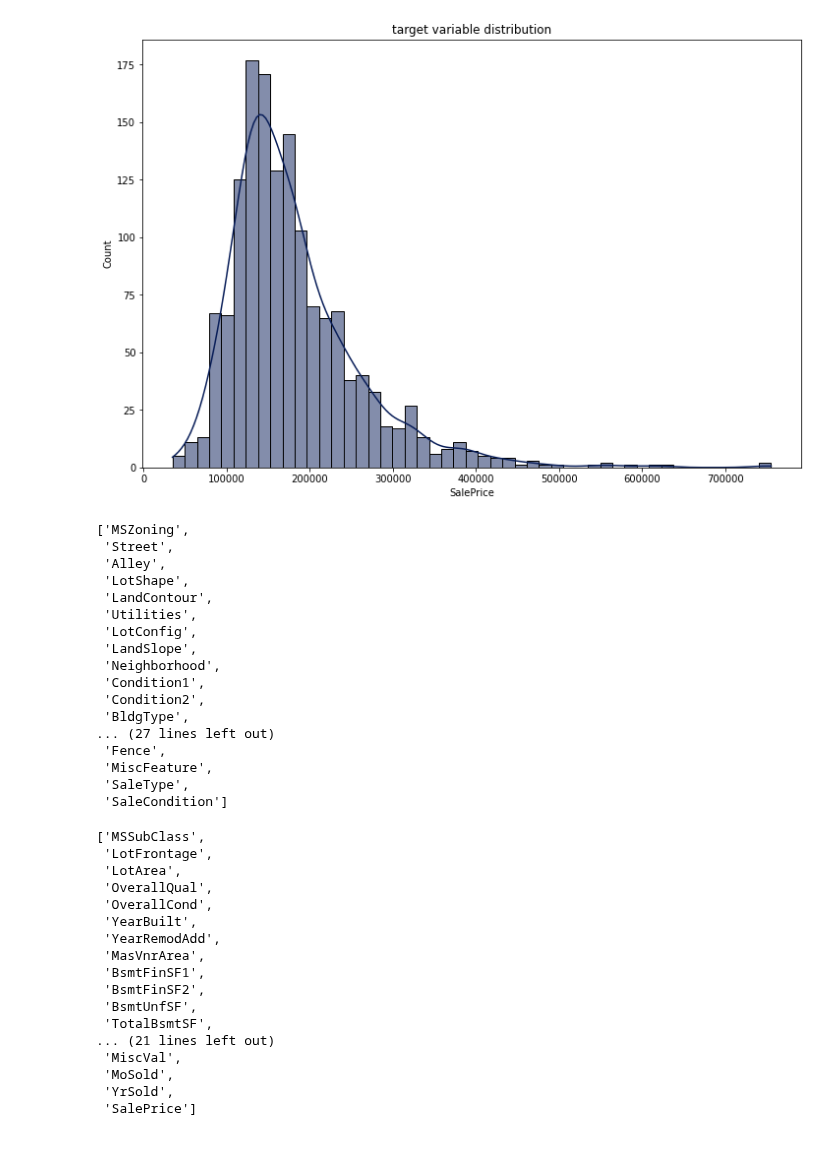
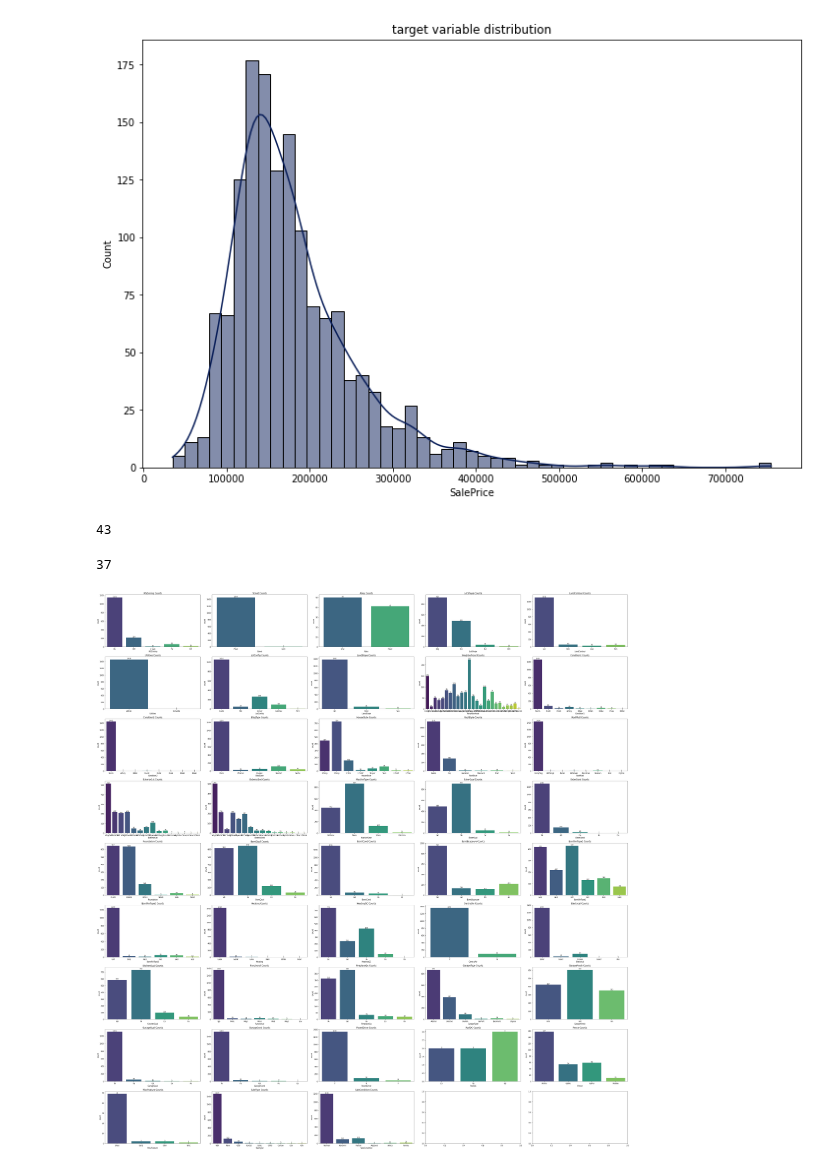
Before and after one commit to kumaramardeep342/Kaggle-Data-Science-Learning, a Jupyter notebook: house-prices-art-rf-gradient-boosting.ipynb, the cells around one changed output. Saved outputs shown, nothing was run; the diff lists cells and outputs as text; code cells hidden in the pictures.

Commit message:
Kaggle Notebook | House Prices - ART - RF + Gradient Boosting | Version 11

```diff
--- a/house-prices-art-rf-gradient-boosting.ipynb
+++ b/house-prices-art-rf-gradient-boosting.ipynb
@@ -282,43 +282,42 @@ Text(0.5, 1.0, 'target variable distribution')
 data_types=train.dtypes
 cat_columns = [col for col, dtype in data_types.items() if dtype == 'object']
 cont_columns = [col for col, dtype in data_types.items() if dtype != 'object']
-# %%
-cat_columns
-# %% [output]
-['MSZoning',
- 'Street',
- 'Alley',
- 'LotShape',
- 'LandContour',
- 'Utilities',
- 'LotConfig',
- 'LandSlope',
- 'Neighborhood',
- 'Condition1',
- 'Condition2',
- 'BldgType',
-... (27 lines left out)
- 'Fence',
- 'MiscFeature',
- 'SaleType',
- 'SaleCondition']
-# %%
-cont_columns
-# %% [output]
-['MSSubClass',
- 'LotFrontage',
- 'LotArea',
- 'OverallQual',
- 'OverallCond',
- 'YearBuilt',
- 'YearRemodAdd',
- 'MasVnrArea',
- 'BsmtFinSF1',
- 'BsmtFinSF2',
- 'BsmtUnfSF',
- 'TotalBsmtSF',
-... (21 lines left out)
- 'MiscVal',
- 'MoSold',
- 'YrSold',
- 'SalePrice']
+# %%
+len(cat_columns)
+# %% [output]
+43
+# %%
+len(cont_columns)
+# %% [output]
+37
+# %%
+# Categorical Variable Distribution
+def cat_distribution(df,columns,n_cols):
+    '''
+    # Function to plot countplot for categorical varaible distribution
+    df: train dataset
+    columns: category variables
+    n_cols: num of cols
+
+    '''
+    n_rows=(len(columns)//n_cols)+1
+    fig,ax=plt.subplots(nrows=n_rows,ncols=n_cols,figsize=(43,5*n_rows))
+    ax=ax.flatten()  # Convert the ax array into a 1D array. means it converts ax 2-D array (9,5) into 1-D array to avoid issues.
+    for i,column in enumerate(columns):
+        sns.countplot(data=df,x=column,ax=ax[i],palette='viridis')
+        ax[i].set_title(f'{column} Counts',fontsize=12)
+        ax[i].tick_params(axis='x')
+
+
+        #give the count on each bar graph
+        for p in ax[i].patches: # patches - contain the individual bar elements. Using patches we can access each element of bar graph
+            value=int(p.get_height())
+            ax[i].annotate(f'{value:.0f}',(p.get_x() + p.get_width() / 2, p.get_height()), ha='center', va='bottom', fontsize=9)
+
+
+    plt.tight_layout()
+    plt.show()
+
+cat_distribution(train,cat_columns,5)
+# %% [output]
+[figure, added]
```
Also changed, not shown: parts of 1 cell of this notebook.
